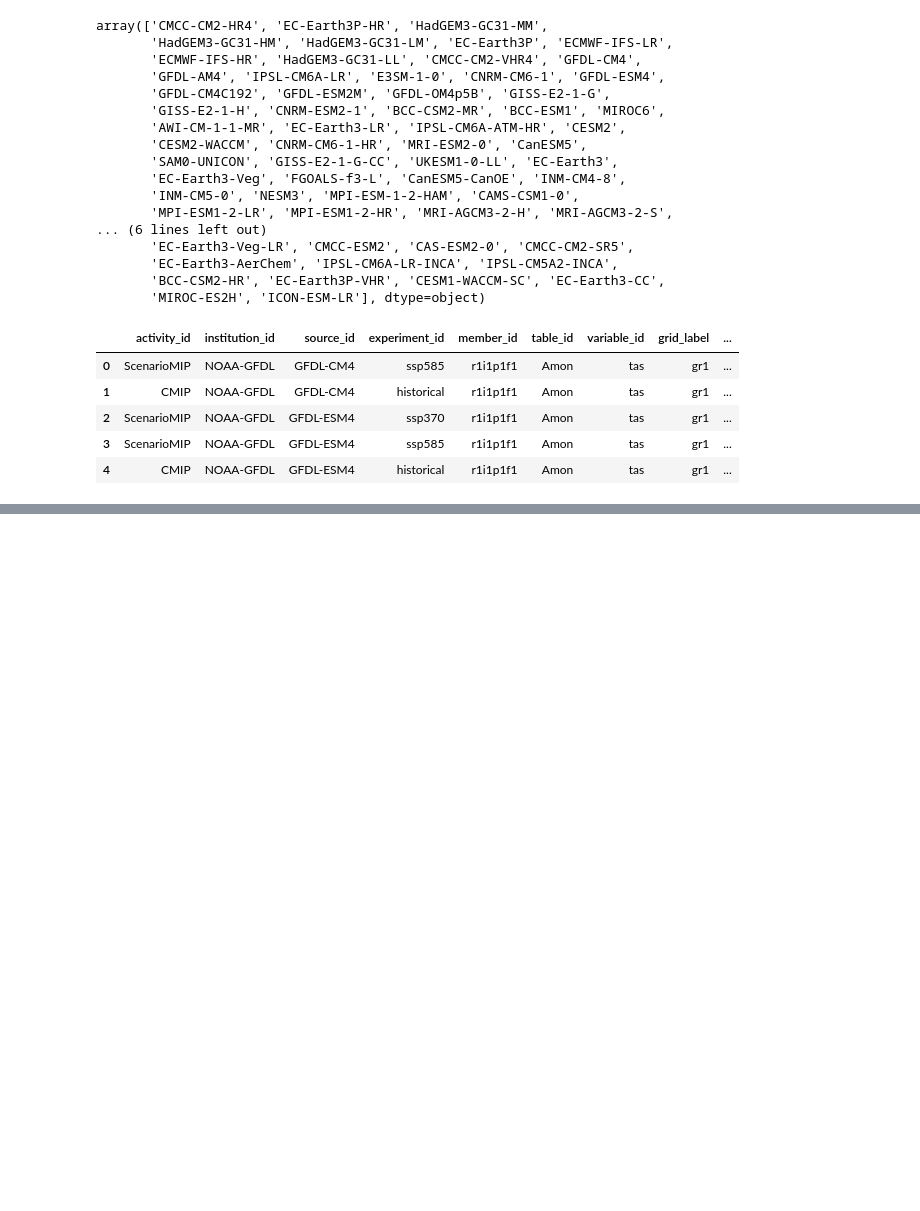
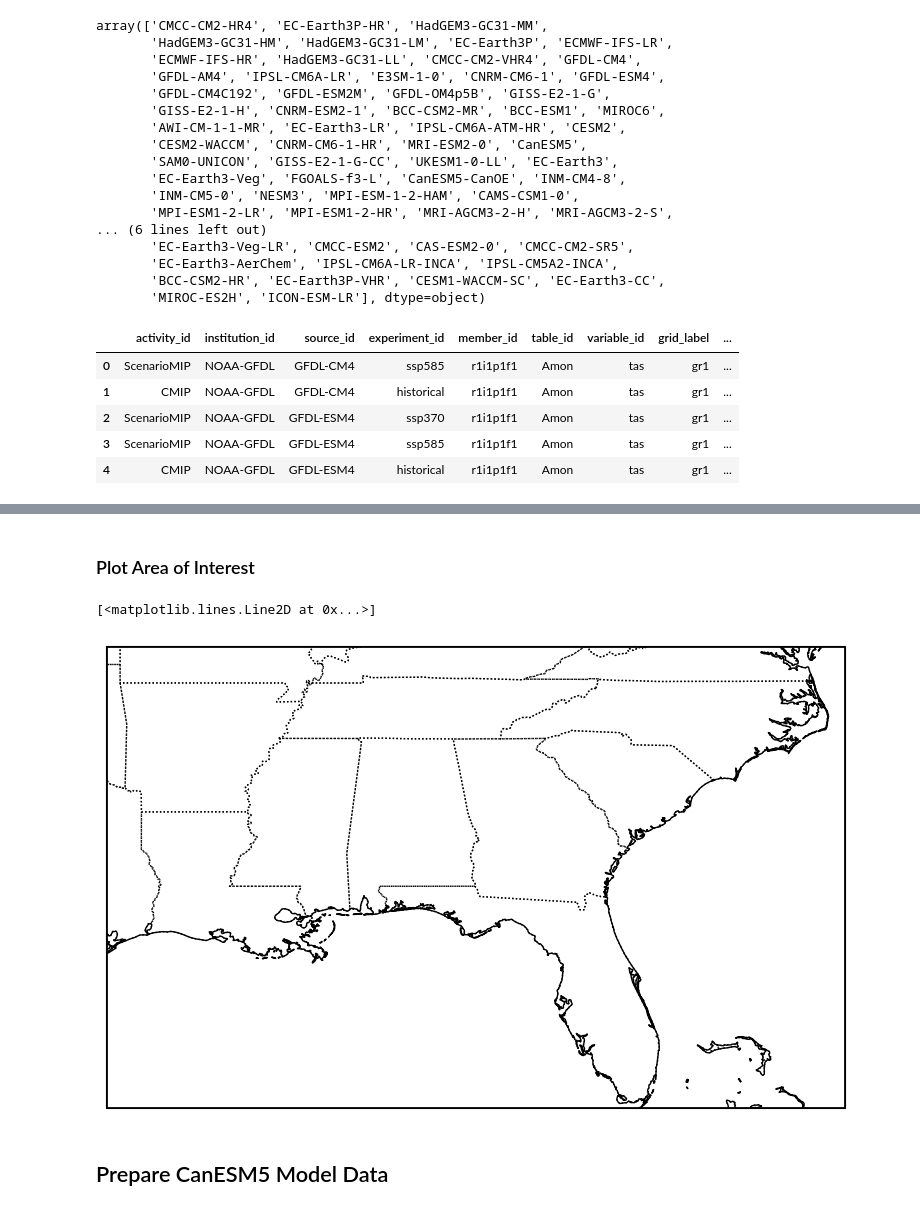
Before and after one commit to Aoverbye/time_series_analysis, a Jupyter notebook: time_series_analysis_overbye.ipynb, the cells around one changed output, grey strips where cells are left out. Drawn from its saved outputs; the diff is of its cells as text; code cells hidden in the pictures; blank space fills up the shorter version.

```diff
--- a/time_series_analysis_overbye.ipynb
+++ b/time_series_analysis_overbye.ipynb
@@ -116,4 +130,4 @@ For my area of interest I have chosen to do the southeast United States. Being a
 # %%
 # Define area of interest
 lat_min, lat_max = 25.0, 37.5
-lon_min, lon_max = 270.0, 285.0
+lon_min, lon_max = 265.0, 285.0
@@ -149,0 +134,23 @@ tas_SE_370 = tas_SE_370.mean(dim=["lat", "lon"])
+# %% [markdown]
+### Plot Area of Interest
+# %%
+# Create plot to ensure the coordinates are where I want
+fig = plt.figure(figsize=(10, 6))
+ax = plt.axes(projection=ccrs.PlateCarree(central_longitude=180))
+
+# Add features
+ax.set_extent([lon_min, lon_max, lat_min, lat_max], crs=ccrs.PlateCarree())
+ax.coastlines()
+ax.add_feature(cfeature.BORDERS)
+ax.add_feature(cfeature.STATES, linestyle=':')
+
+# Add the bounding box
+ax.plot([lon_min, lon_max, lon_max, lon_min, lon_min],
+        [lat_min, lat_min, lat_max, lat_max, lat_min],
+        transform=ccrs.PlateCarree(),
+        color='Black', linewidth=2, label='Southeast U.S.')
+# %% [output]
+[<matplotlib.lines.Line2D at 0x...>]
+[figure, added]
+# %% [markdown]
+## Prepare CanESM5 Model Data
```
Also changed, not shown: parts of 23 cells of this notebook.
